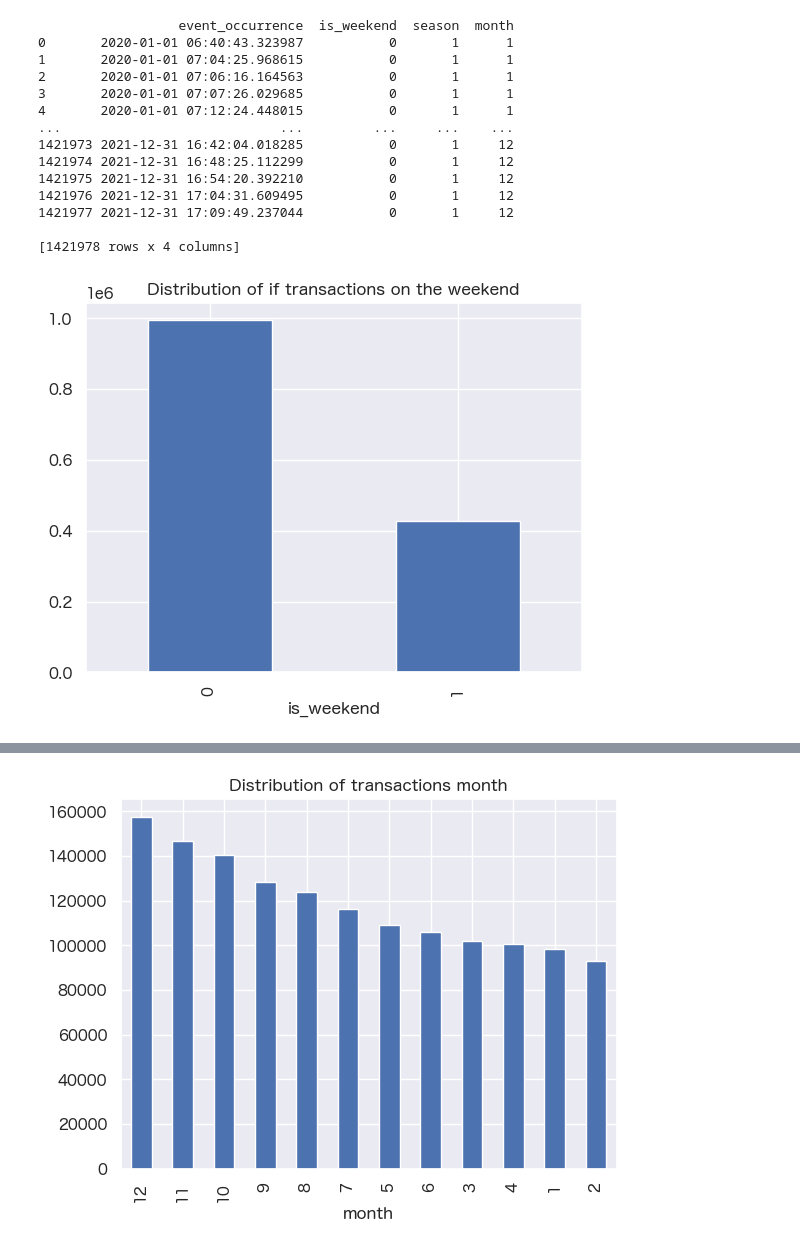
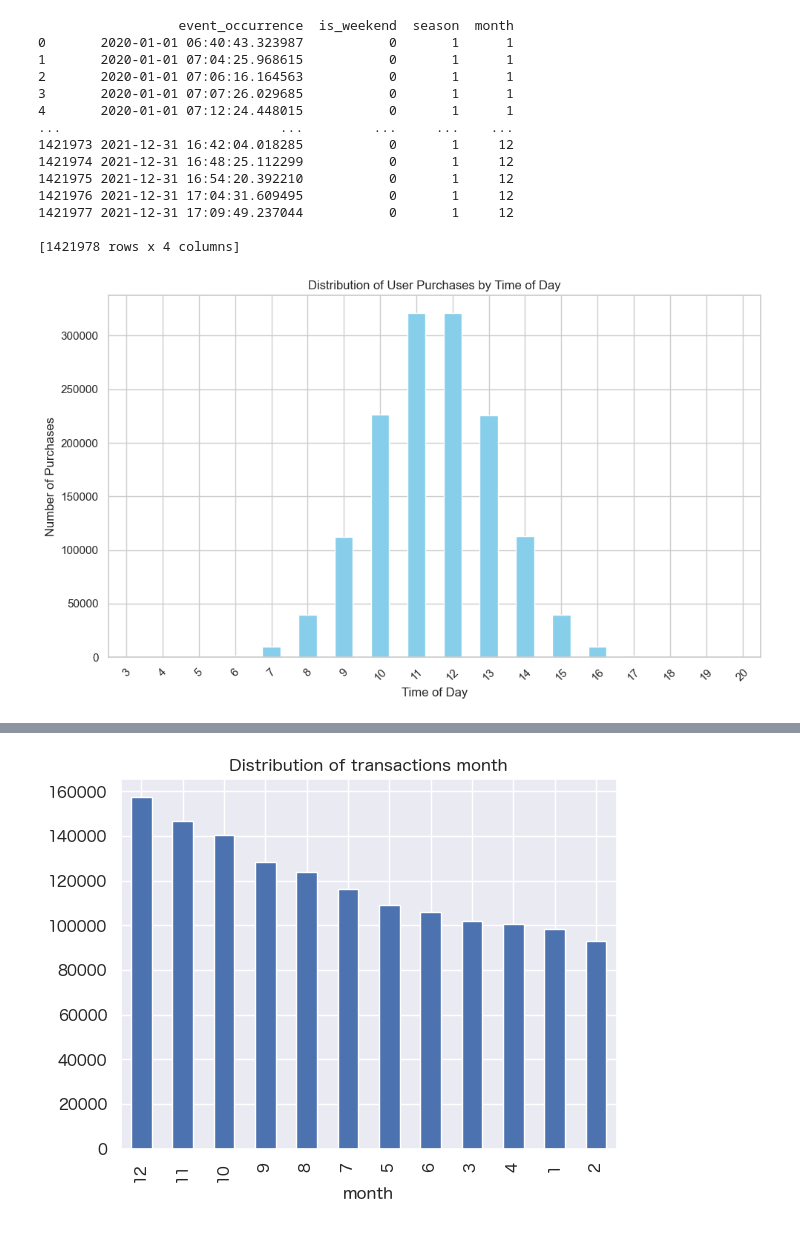
Before and after one commit to egpivo/gmv-forecaster, a Jupyter notebook: notebooks/exploratory_data_analysis.ipynb, the cells around one changed output, grey strips where cells are left out. Saved outputs shown, nothing was run; the diff lists cells and outputs as text; code cells hidden in the pictures.

```diff
--- a/notebooks/exploratory_data_analysis.ipynb
+++ b/notebooks/exploratory_data_analysis.ipynb
@@ -289,6 +291,9 @@ plt.show()
 full_data_pdf['event_occurrence'] = pd.to_datetime(full_data_pdf['event_occurrence'])
 
 # Extracting temporal features
+full_data_pdf['hour'] = full_data_pdf['event_occurrence'].dt.hour
+full_data_pdf['weekday'] = full_data_pdf['event_occurrence'].dt.weekday
+# Bin the data into morning, afternoon, and evening
 full_data_pdf['is_weekend'] = (full_data_pdf['event_occurrence'].dt.weekday >= 5) * 1  # True for weekdays, False for weekends
 full_data_pdf['season'] = (full_data_pdf['event_occurrence'].dt.month % 12 + 3) // 3  # Calculating the season based on months
 full_data_pdf['month'] = full_data_pdf['event_occurrence'].dt.month
@@ -310,9 +315,14 @@ print(full_data_pdf[['event_occurrence', 'is_weekend', 'season', 'month']])
 1421977 2021-12-31 17:09:49.237044           0       1     12
 
 [1421978 rows x 4 columns]
-# %%
-full_data_pdf.is_weekend.value_counts().plot(kind='bar')
-plt.title('Distribution of if transactions on the weekend')
-plt.show()
-# %% [output]
-[figure, removed]
+# %%
+plt.figure(figsize=(10, 6))
+full_data_pdf['hour'].value_counts().sort_index().plot(kind='bar', color='skyblue')
+plt.title('Distribution of User Purchases by Time of Day')
+plt.xlabel('Time of Day')
+plt.ylabel('Number of Purchases')
+plt.xticks(rotation=45)
+plt.tight_layout()
+plt.show()
+# %% [output]
+[figure, added]
```
Also changed, not shown: parts of 16 cells of this notebook, 4 other files.
